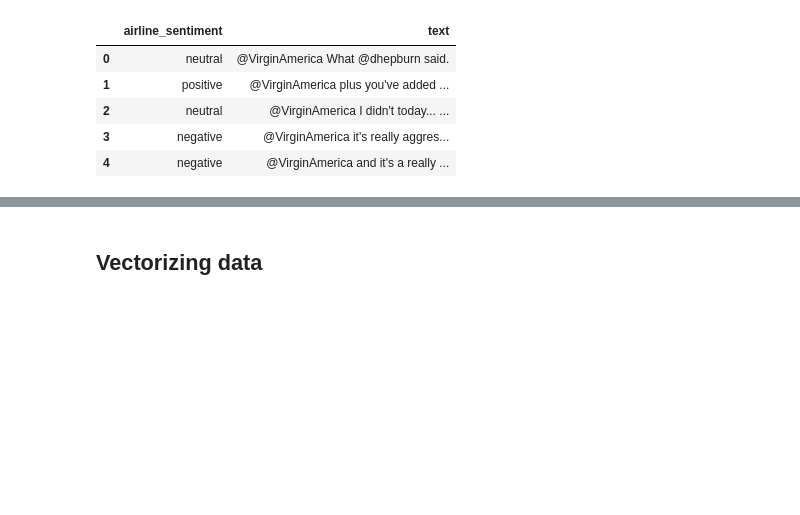
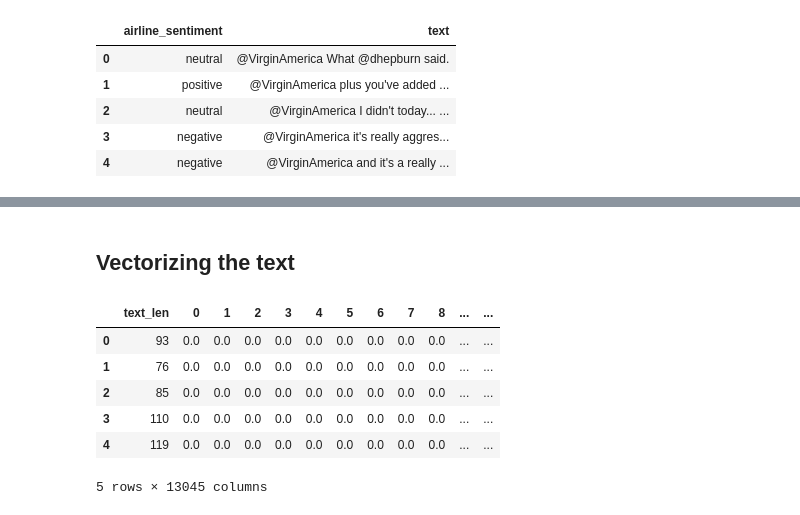
Before and after one commit to guldenturgay/twitter-sentiment-analysis, a Jupyter notebook: twitter-sentiment-analysis.ipynb, the cells around one changed output, grey strips where cells are left out. Saved outputs shown, nothing was run; the diff lists cells and outputs as text; code cells hidden in the pictures; blank space fills up the shorter version.

```diff
--- a/twitter-sentiment-analysis.ipynb
+++ b/twitter-sentiment-analysis.ipynb
@@ -73,3 +104,32 @@ dataset.head()
+# %%
+data = data.loc[:,['airline_sentiment','text']]
+data.columns = ['label', 'body']
+data['text_len'] = data['body'].apply(lambda x: len(x) - x.count(" "))
+
+
+from sklearn.model_selection import train_test_split
+
+X_train, X_test, y_train, y_test = train_test_split(data[['body', 'text_len']], data['label'], test_size=0.2)
 # %% [markdown]
-
-## Vectorizing data
+## Vectorizing the text
+# %%
+tfidf_vect = TfidfVectorizer(analyzer=clean_tokenize_text)
+tfidf_vect_fit = tfidf_vect.fit(X_train['body'])
+
+tfidf_train = tfidf_vect_fit.transform(X_train['body'])
+tfidf_test = tfidf_vect_fit.transform(X_test['body'])
+
+X_train_vect = pd.concat([X_train['text_len'].reset_index(drop=True),
+           pd.DataFrame(tfidf_train.toarray())], axis=1)
+X_test_vect = pd.concat([X_test['text_len'].reset_index(drop=True),
+           pd.DataFrame(tfidf_test.toarray())], axis=1)
+
+X_train_vect.head()
+# %% [output]
+|  | text_len | 0 | 1 | 2 | 3 | 4 | 5 | 6 | 7 | 8 | ... | ... |
+| 0 | 93 | 0.0 | 0.0 | 0.0 | 0.0 | 0.0 | 0.0 | 0.0 | 0.0 | 0.0 | ... | ... |
+| 1 | 76 | 0.0 | 0.0 | 0.0 | 0.0 | 0.0 | 0.0 | 0.0 | 0.0 | 0.0 | ... | ... |
+| 2 | 85 | 0.0 | 0.0 | 0.0 | 0.0 | 0.0 | 0.0 | 0.0 | 0.0 | 0.0 | ... | ... |
+| 3 | 110 | 0.0 | 0.0 | 0.0 | 0.0 | 0.0 | 0.0 | 0.0 | 0.0 | 0.0 | ... | ... |
+| 4 | 119 | 0.0 | 0.0 | 0.0 | 0.0 | 0.0 | 0.0 | 0.0 | 0.0 | 0.0 | ... | ... |
+5 rows × 13045 columns
```
Also changed, not shown: parts of 8 cells of this notebook.
